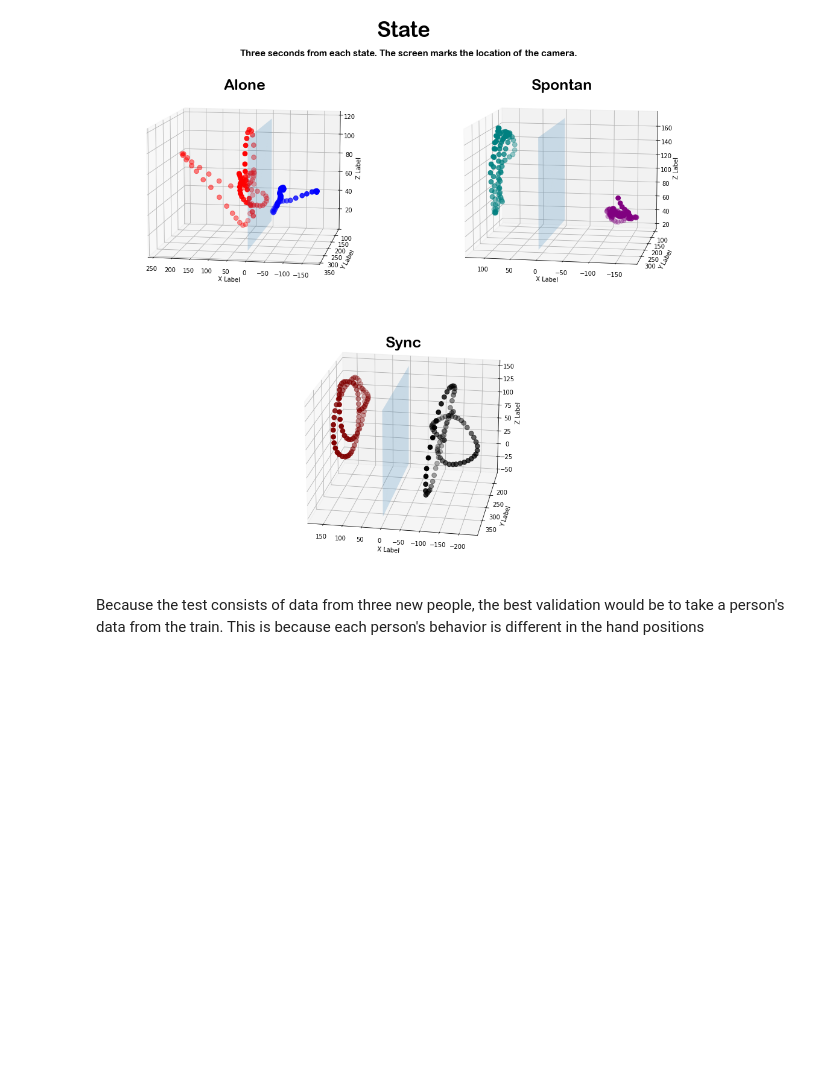
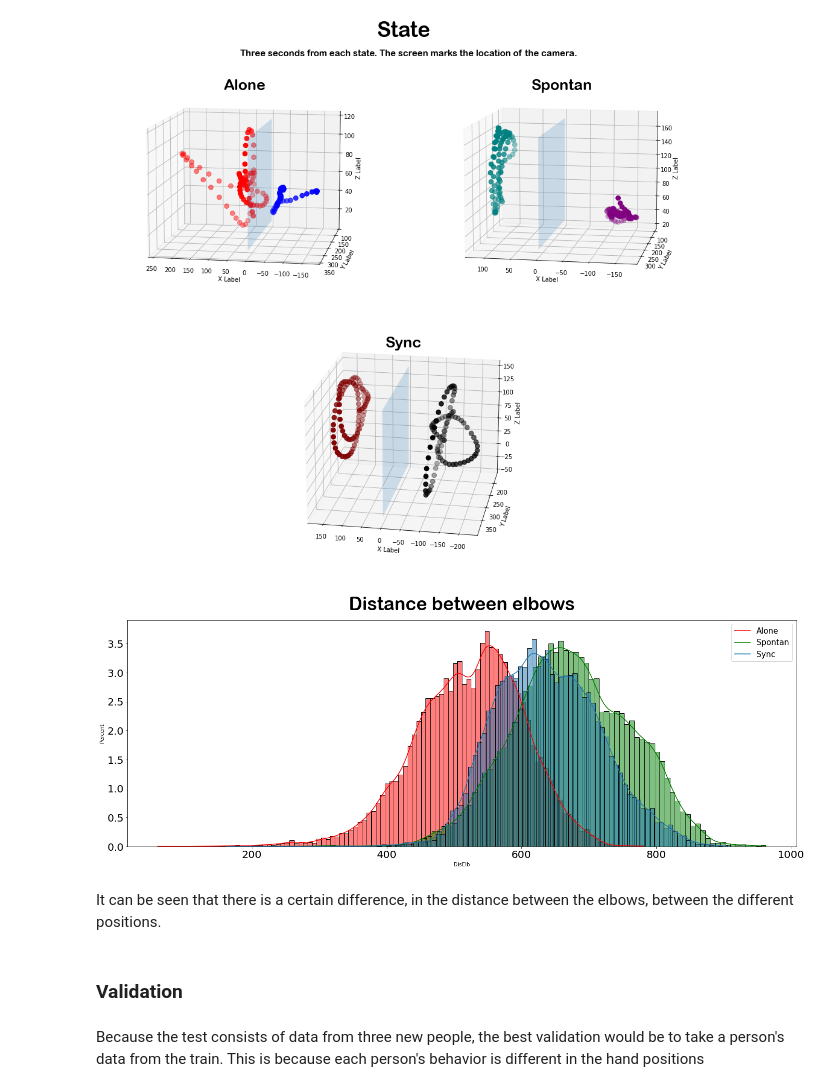
Before and after one commit to noamya-sh/Final-project-SemesterB, a Jupyter notebook: Hands-final-tught.ipynb, the cells around one changed output. Cells and saved outputs as stored; diff of their text form; code cells hidden in the pictures; blank space fills up the shorter version.

```diff
--- a/Hands-final-tught.ipynb
+++ b/Hands-final-tught.ipynb
@@ -290,6 +295,37 @@ scatterplot(aa3,'maroon','black','Sync',20,100)
 plt.subplots_adjust(wspace=0.1,top=0.6,hspace=0.001)
 # %% [output]
 [figure]
+# %%
+def DisVec(df):
+    elb=[]
+    for i in range(len(df)):
+        vec1=np.array((df['ElbowposXLeft'][i],df['ElbowPosYLeft'][i],df['ElbowPosZLeft'][i]))
+        vec2=np.array((df['ElbowposXRight'][i],df['ElbowPosYRight'][i],df['ElbowPosZRight'][i]))
+        dist1 = np.linalg.norm(vec1-vec2)
+        elb.append(dist1)
+    df['DisElb']=pd.Series(elb)
+    return df
+
+al=pd.concat(listTrain[Alone].copy()).reset_index(drop=True)
+sp=pd.concat(listTrain[Spontan].copy()).reset_index(drop=True)
+sy=pd.concat(listTrain[Sync].copy()).reset_index(drop=True)
+al=DisVec(al)
+sp=DisVec(sp)
+sy=DisVec(sy)
+fig, ax = plt.subplots(figsize = (23,8))
+plt.title('Distance between elbows',fontsize = 35, fontweight='bold',fontfamily=font, y=1.03)
+ax=sns.histplot(data=al, x="DisElb",stat='percent',kde=True,color='r')
+ax=sns.histplot(data=sp, x="DisElb",stat='percent',kde=True,color='g')
+ax= sns.histplot(data=sy, x="DisElb",stat='percent',kde=True)
+ax.tick_params(axis='both', which='major', labelsize=20)
+plt.legend(labels=['Alone', 'Spontan', 'Sync'],fontsize =15)
+plt.show()
+# %% [output]
+[figure, added]
+# %% [markdown]
+It can be seen that there is a certain difference, in the distance between the elbows, between the different positions.
+# %% [markdown]
+### Validation
 # %% [markdown]
 Because the test consists of data from three new people, the best validation would be to take a person's data from the train. This is because each person's behavior is different in the hand positions
 # %%
```
Also changed, not shown: parts of 22 cells of this notebook.
